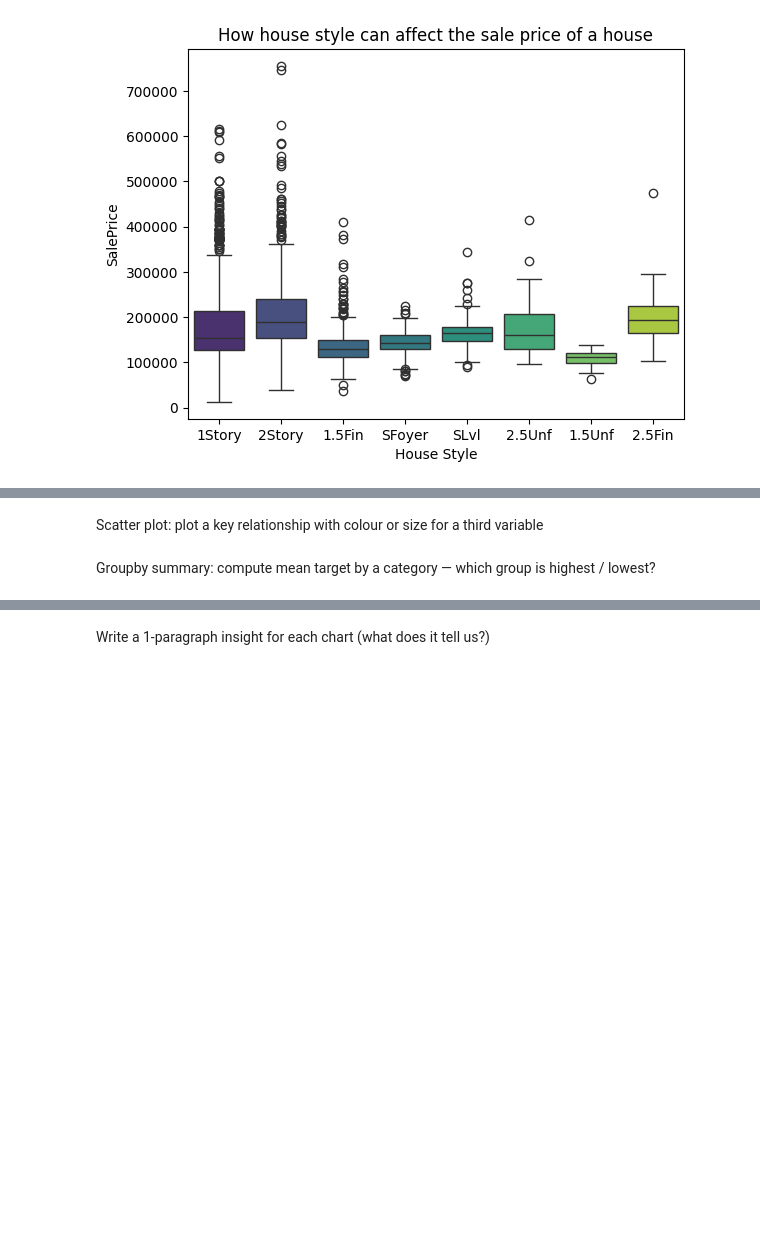
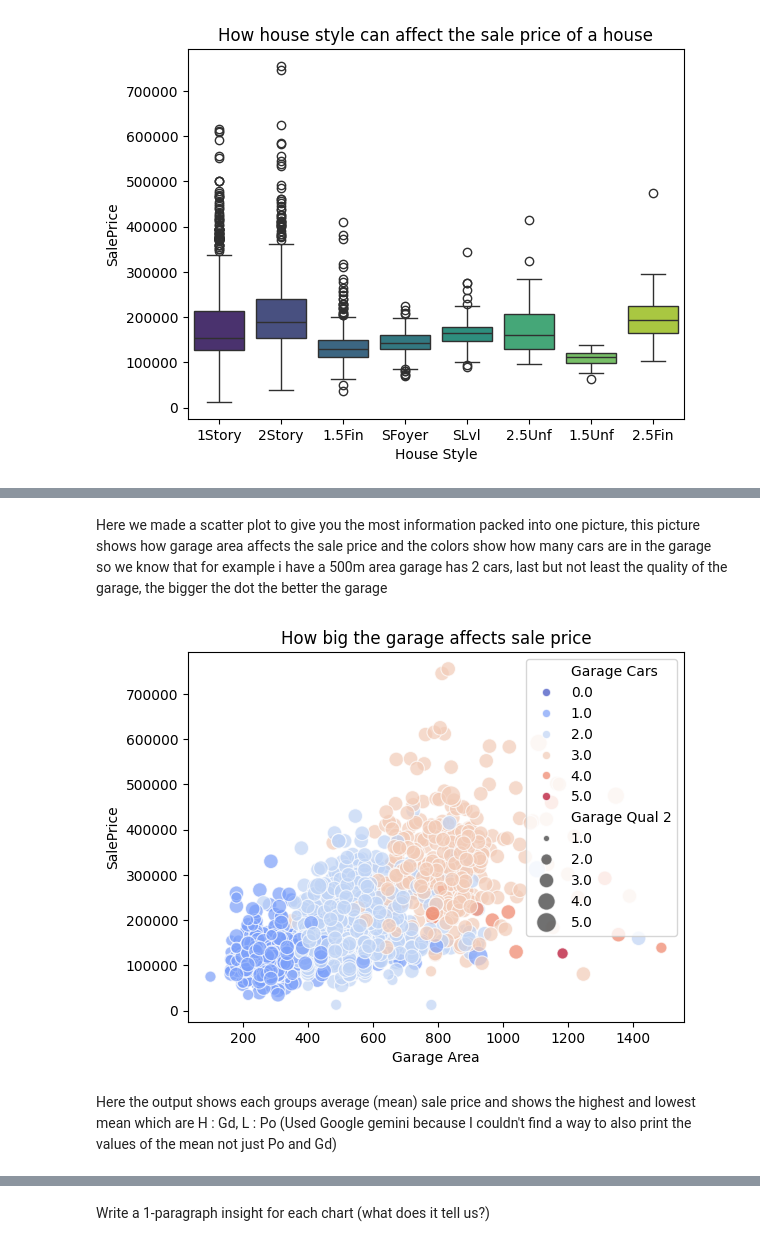
Before and after one commit to Eyadalmiman/Student-Capstone-Project, a Jupyter notebook: 03_eda.ipynb, the cells around one changed output, grey strips where cells are left out. Saved outputs shown, nothing was run; the diff lists cells and outputs as text; code cells hidden in the pictures; blank space fills up the shorter version.

```diff
--- a/03_eda.ipynb
+++ b/03_eda.ipynb
@@ -56,4 +66,12 @@ Correlation heatmap: show the top 10 features most correlated with the target
 # %% [markdown]
-Scatter plot: plot a key relationship with colour or size for a third variable
+Here we made a scatter plot to give you the most information packed into one picture, this picture shows how garage area affects the sale price and the colors show how many cars are in the garage so we know that for example i have a 500m area garage has 2 cars, last but not least the quality of the garage, the bigger the dot the better the garage
+# %%
+quality_map = {"Ex" : 5, "Gd" : 4, "TA" : 3, "Fa" : 2, "Po" : 1}
+df["Garage Qual 2"] = df["Garage Qual"].map(quality_map)
+sns.scatterplot(data = df, x = "Garage Area", y = "SalePrice", hue = "Garage Cars", size = "Garage Qual 2", sizes = (20,200),palette = "coolwarm", alpha = 0.7)
+plt.title("How big the garage affects sale price")
+plt.show()
+# %% [output]
+[figure, added]
 # %% [markdown]
-Groupby summary: compute mean target by a category — which group is highest / lowest?
+Here the output shows each groups average (mean) sale price and shows the highest and lowest mean which are H : Gd, L : Po (Used Google gemini because I couldn't find a way to also print the values of the mean not just Po and Gd)
```
Also changed, not shown: parts of 3 cells of this notebook.
